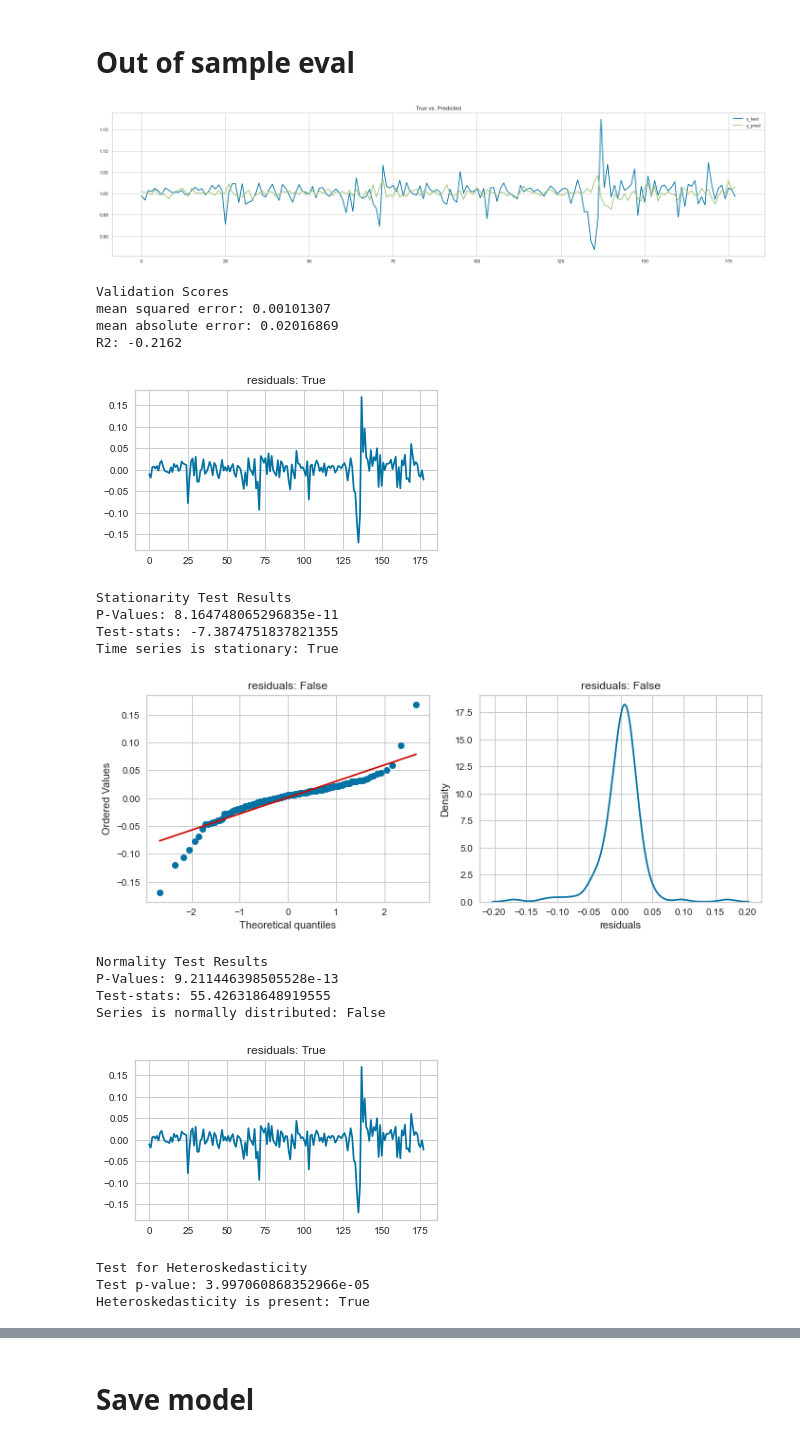
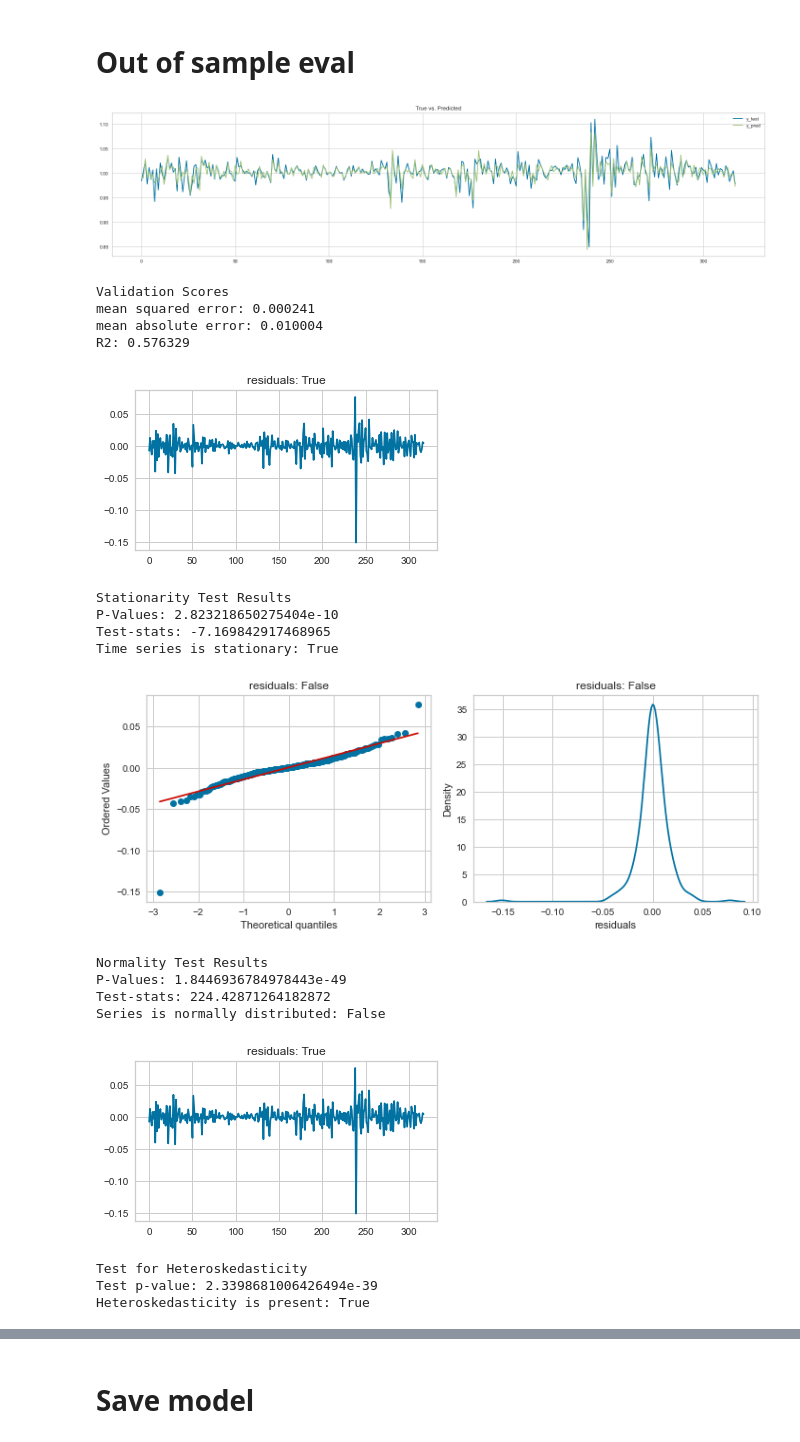
Before and after one commit to lukasgrahl/bachelor, a Jupyter notebook: notebooks/3.1-ols_model.ipynb, the cells around one changed output, grey strips where cells are left out. Drawn from its saved outputs; the diff is of its cells as text; code cells hidden in the pictures.

```diff
--- a/notebooks/3.1-ols_model.ipynb
+++ b/notebooks/3.1-ols_model.ipynb
@@ -19,7 +19,15 @@ from utils.plotting import *
 from src.src import *
 # %%
 # Load data
-df_w = load_data(file_name="df_weekly_896.csv", file_path=WORK_DATA_DIR)
-data_dict = load_data(file_name="dict_weekly_896.pkl", file_path=WORK_DATA_DIR)
+data_len = 1560
+
+df_w = load_data(file_name=f"df_weekly_{data_len}.csv", file_path=WORK_DATA_DIR)
+data_dict = load_data(file_name=f"dict_weekly_{data_len}.pkl", file_path=WORK_DATA_DIR)
+# %%
+# predicted is y col
+data_dict.update(predicted="sp_close_lead1")
+
+# predictors are all X cols
+data_dict.update(predictor=[item for item in data_dict["relevant_cols"] if item != data_dict["predicted"]])
 # %% [markdown]
 # correlation
@@ -105,4 +115,4 @@ get_variance_inflation_factor(df_ws, cols, col_pred=data_dict["predicted"])
 # %%
 df_train = df_ws.copy()
 # %%
-X_train, X_test, y_train, y_test = tts_data(df_train, y=data_dict["predicted"], x=cols, random_split=False, test_size=.2)
+X_train, X_test, y_train, y_test = tts_data(df_train, y=data_dict["predicted"], x=cols, random_split=False, test_size=.2, add_const=True)
@@ -111 +119,4 @@ model = sm.OLS(y_train, X_train).fit()
+# %%
+model = SKLearnWrap(sm.OLS, fit_intercept=False)
+model_ = model.fit(X_train, y_train)
 # %%
@@ -165,34 +166,35 @@ Notes:
 # %%
 # ar1 model als baseline
 # add variables progressively, to obtain best
 # random walk with drift, as benchmark model
 # take root mean squared error as metrics
 mval = ModelValidation(
-    X_train,
-    y_train,
-    X_test,
-                y_test,
-                model,
-                data_dict)
+    X_train=X_train,
+    y_train=y_train,
+    X_validate=X_test,
+    y_validate=y_test,
+    model=model_,
+    data_dict=data_dict)
+
 mval.get_model_performance()
 mval.analyse_resids(print_results=True)
 # %% [output]
-[figure, old version]
+[figure, new version]
 Validation Scores
-mean squared error: 0.00101307
-mean absolute error: 0.02016869
-R2: -0.2162
+mean squared error: 0.000241
+mean absolute error: 0.010004
+R2: 0.576329
-[figure, old version]
+[figure, new version]
 Stationarity Test Results
-P-Values: 8.164748065296835e-11
-Test-stats: -7.3874751837821355
+P-Values: 2.823218650275404e-10
+Test-stats: -7.169842917468965
 Time series is stationary: True
-[figure, old version]
+[figure, new version]
 Normality Test Results
-P-Values: 9.211446398505528e-13
-Test-stats: 55.426318648919555
+P-Values: 1.8446936784978443e-49
+Test-stats: 224.42871264182872
 Series is normally distributed: False
-[figure, old version]
+[figure, new version]
 Test for Heteroskedasticity
-Test p-value: 3.997060868352966e-05
+Test p-value: 2.3398681006426494e-39
 Heteroskedasticity is present: True
```
Also changed, not shown: parts of 11 cells of this notebook.
